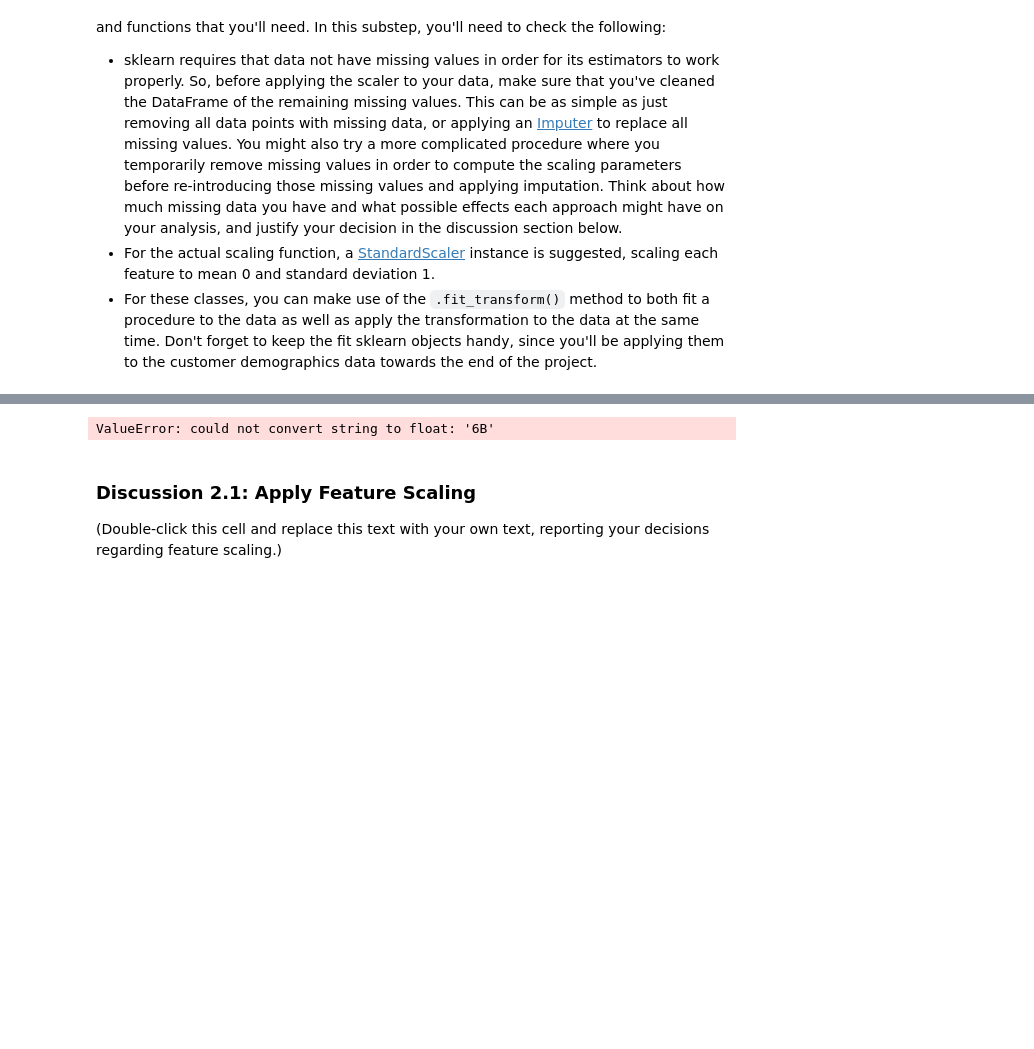
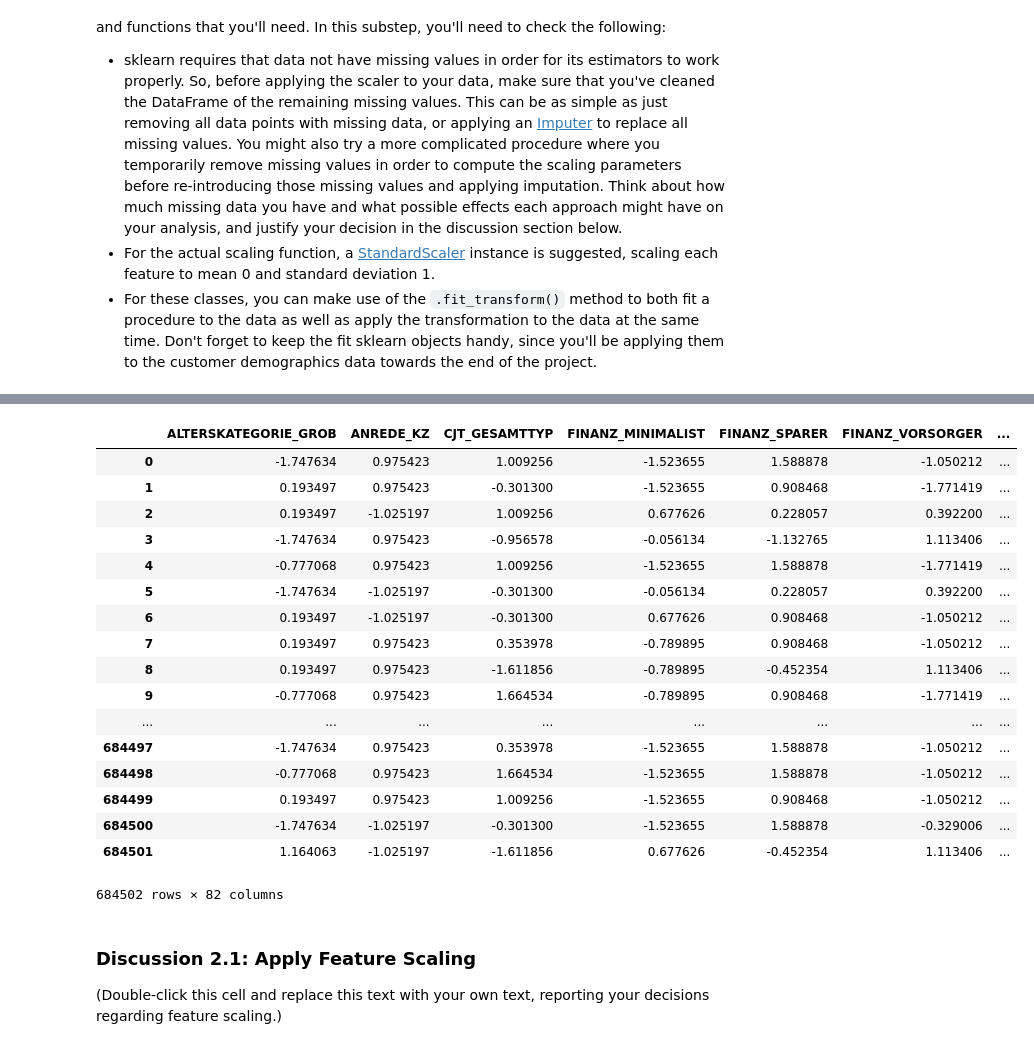
Before and after one commit to richard-madu/customer_classifier, a Jupyter notebook: Identify_Customer_Segments (2).ipynb, the cells around one changed output, grey strips where cells are left out. Saved outputs shown, nothing was run; the diff lists cells and outputs as text; code cells hidden in the pictures; blank space fills up the shorter version.

```diff
--- a/Identify_Customer_Segments (2).ipynb
+++ b/Identify_Customer_Segments (2).ipynb
@@ -482,8 +509,6 @@ Before we apply dimensionality reduction techniques to the data, we need to perf
 
 from sklearn.preprocessing import Imputer
 fill_missing = Imputer(strategy='most_frequent')
-azdias_clean_imputed = pd.DataFrame(fill_missing.fit_transform(azdias_1))
+azdias_1_imputed = pd.DataFrame(fill_missing.fit_transform(azdias_1))
-# %% [output]
-ValueError: could not convert string to float: '6B'
 # %%
 # Apply feature scaling to the general population demographics data.
@@ -490,3 +524,24 @@ ValueError: could not convert string to float: '6B'
+# %%
+azdias_1_scaled
+# %% [output]
+|  | ALTERSKATEGORIE_GROB | ANREDE_KZ | CJT_GESAMTTYP | FINANZ_MINIMALIST | FINANZ_SPARER | FINANZ_VORSORGER | ... |
+| 0 | -1.747634 | 0.975423 | 1.009256 | -1.523655 | 1.588878 | -1.050212 | ... |
+| 1 | 0.193497 | 0.975423 | -0.301300 | -1.523655 | 0.908468 | -1.771419 | ... |
+| 2 | 0.193497 | -1.025197 | 1.009256 | 0.677626 | 0.228057 | 0.392200 | ... |
+| 3 | -1.747634 | 0.975423 | -0.956578 | -0.056134 | -1.132765 | 1.113406 | ... |
+| 4 | -0.777068 | 0.975423 | 1.009256 | -1.523655 | 1.588878 | -1.771419 | ... |
+| 5 | -1.747634 | -1.025197 | -0.301300 | -0.056134 | 0.228057 | 0.392200 | ... |
+| 6 | 0.193497 | -1.025197 | -0.301300 | 0.677626 | 0.908468 | -1.050212 | ... |
+| 7 | 0.193497 | 0.975423 | 0.353978 | -0.789895 | 0.908468 | -1.050212 | ... |
+| 8 | 0.193497 | 0.975423 | -1.611856 | -0.789895 | -0.452354 | 1.113406 | ... |
+| 9 | -0.777068 | 0.975423 | 1.664534 | -0.789895 | 0.908468 | -1.771419 | ... |
+| ... | ... | ... | ... | ... | ... | ... | ... |
+| 684497 | -1.747634 | 0.975423 | 0.353978 | -1.523655 | 1.588878 | -1.050212 | ... |
+| 684498 | -0.777068 | 0.975423 | 1.664534 | -1.523655 | 1.588878 | -1.050212 | ... |
+| 684499 | 0.193497 | 0.975423 | 1.009256 | -1.523655 | 0.908468 | -1.050212 | ... |
+| 684500 | -1.747634 | -1.025197 | -0.301300 | -1.523655 | 1.588878 | -0.329006 | ... |
+| 684501 | 1.164063 | -1.025197 | -1.611856 | 0.677626 | -0.452354 | 1.113406 | ... |
+684502 rows × 82 columns
 # %% [markdown]
 ### Discussion 2.1: Apply Feature Scaling
 
```
Also changed, not shown: parts of 26 cells of this notebook.
